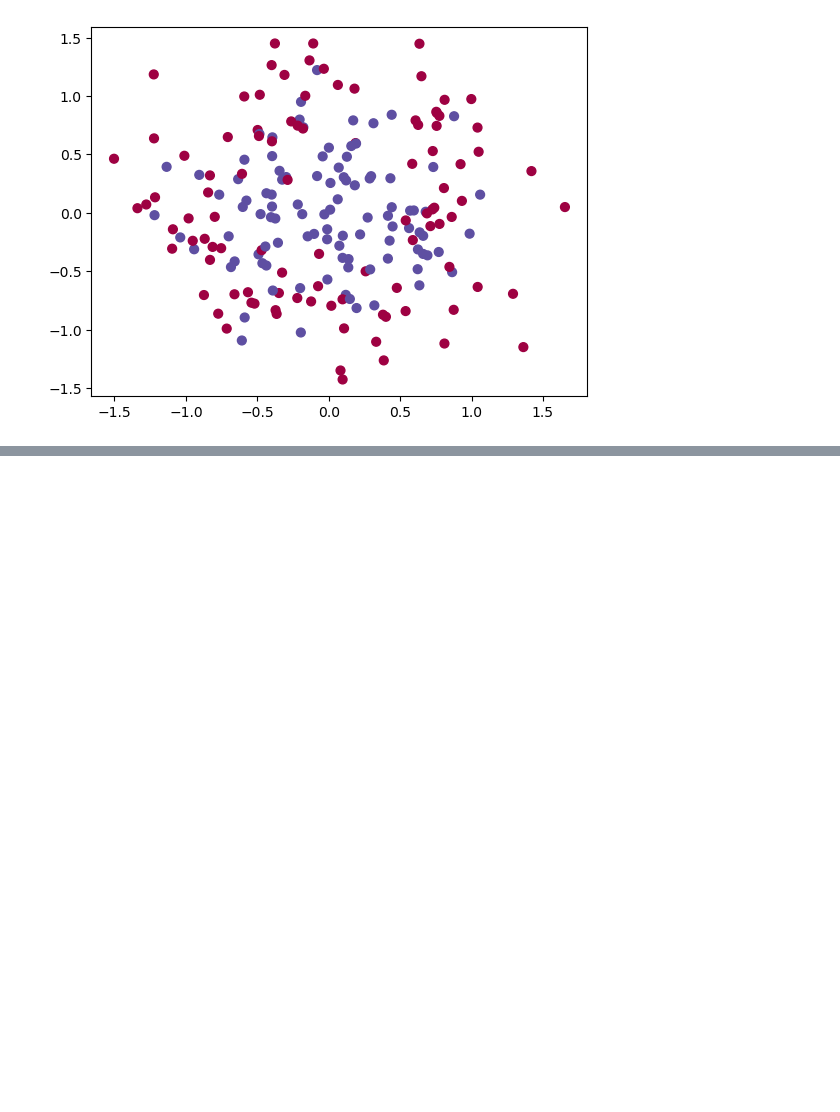
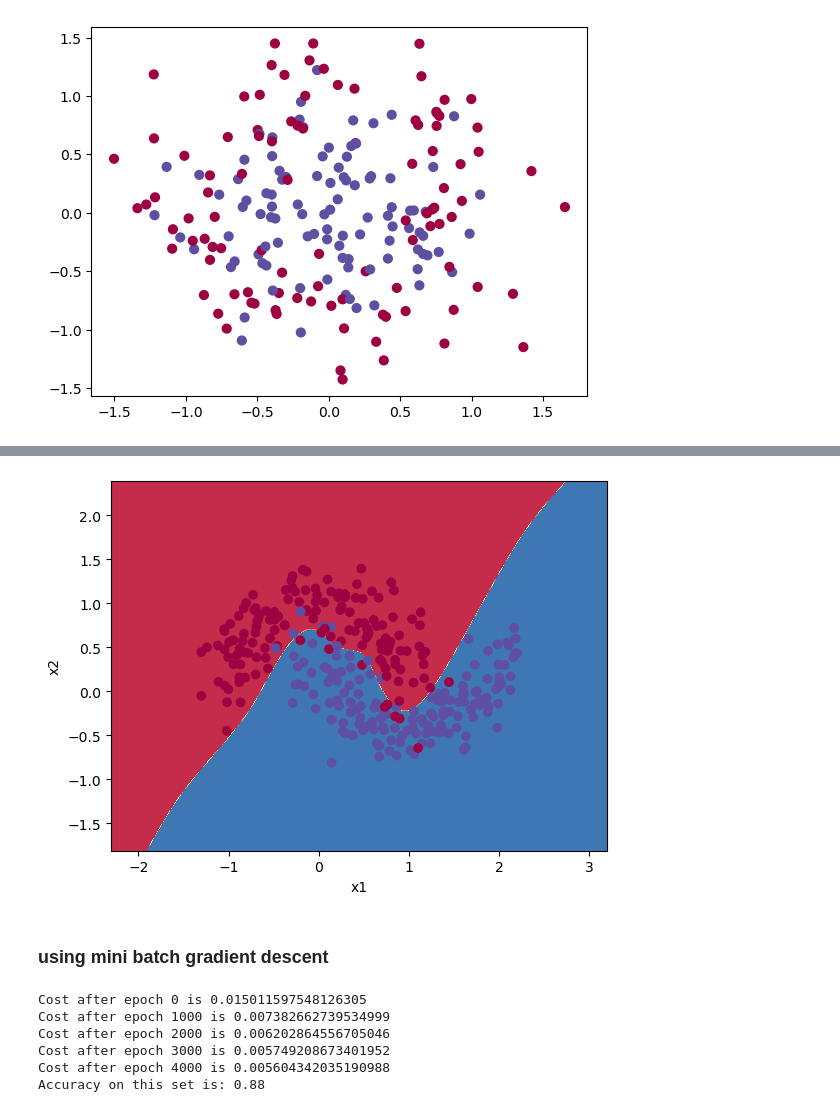
Before and after one commit to binaria010/my_NNs, a Jupyter notebook: Examples.ipynb, the cells around one changed output, grey strips where cells are left out. Drawn from its saved outputs; the diff is of its cells as text; code cells hidden in the pictures; blank space fills up the shorter version.

```diff
--- a/Examples.ipynb
+++ b/Examples.ipynb
@@ -292,0 +345,19 @@ Accuracy on this set is: 0.685
+# %%
+plot_decision_boundary(model, train_X, train_Y)
+# %% [output]
+[figure, added]
+# %% [markdown]
+### using mini batch gradient descent
+# %%
+model = my_MPL(num_inputs, hidden_layers=hidden, num_outputs=num_outputs, activations=['tanh'])
+costs_GD = model.train(train_X, train_Y, num_epochs=5000, learning_rate=0.0007,
+            mini_batch_size= 64, optimizer = "GD")
+
+model.accuracy(train_X, train_Y)
+# %% [output]
+Cost after epoch 0 is 0.015011597548126305
+Cost after epoch 1000 is 0.007382662739534999
+Cost after epoch 2000 is 0.006202864556705046
+Cost after epoch 3000 is 0.005749208673401952
+Cost after epoch 4000 is 0.005604342035190988
+Accuracy on this set is: 0.88
```
Also changed, not shown: parts of 19 cells of this notebook, 2 other files.
